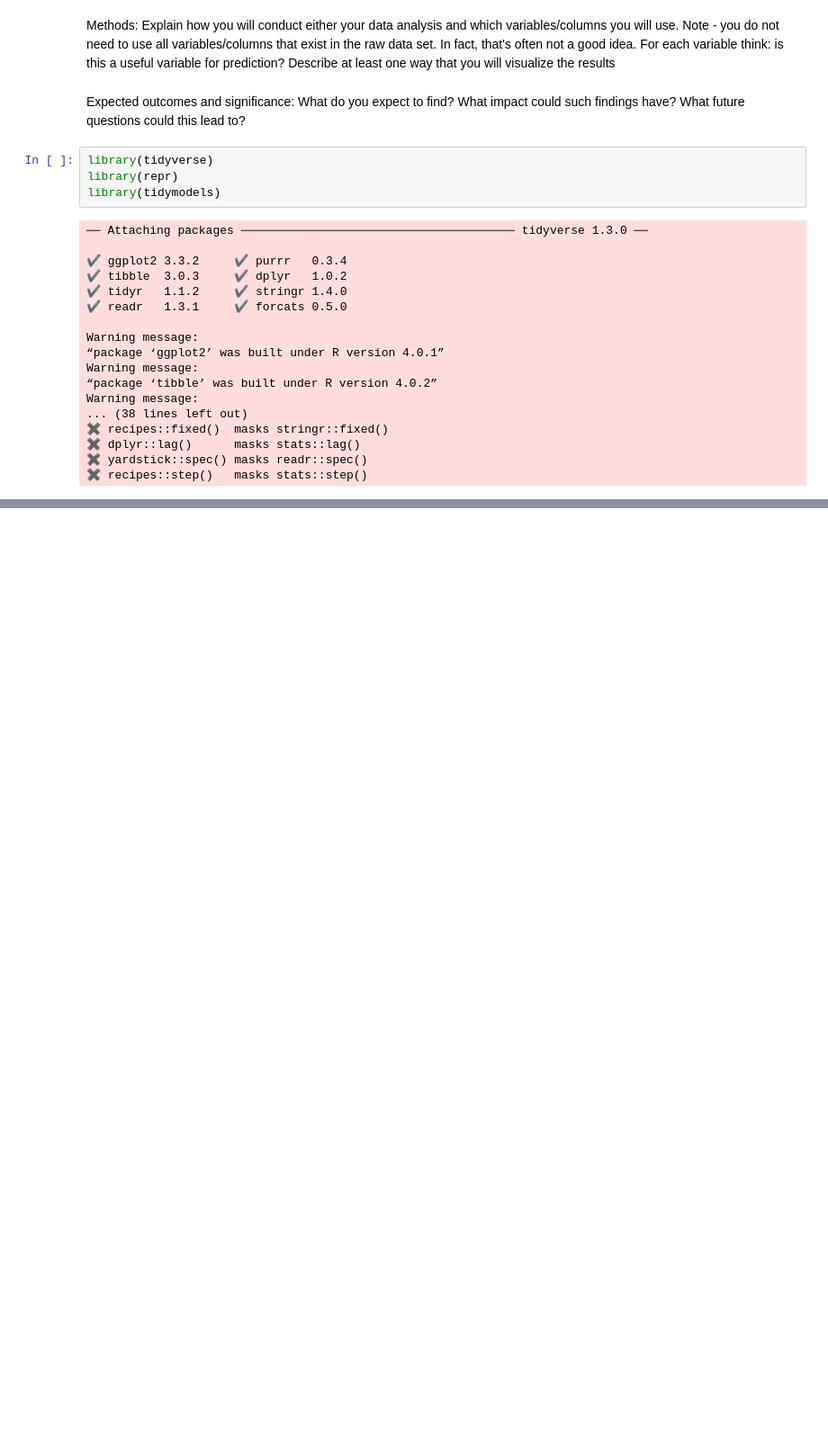
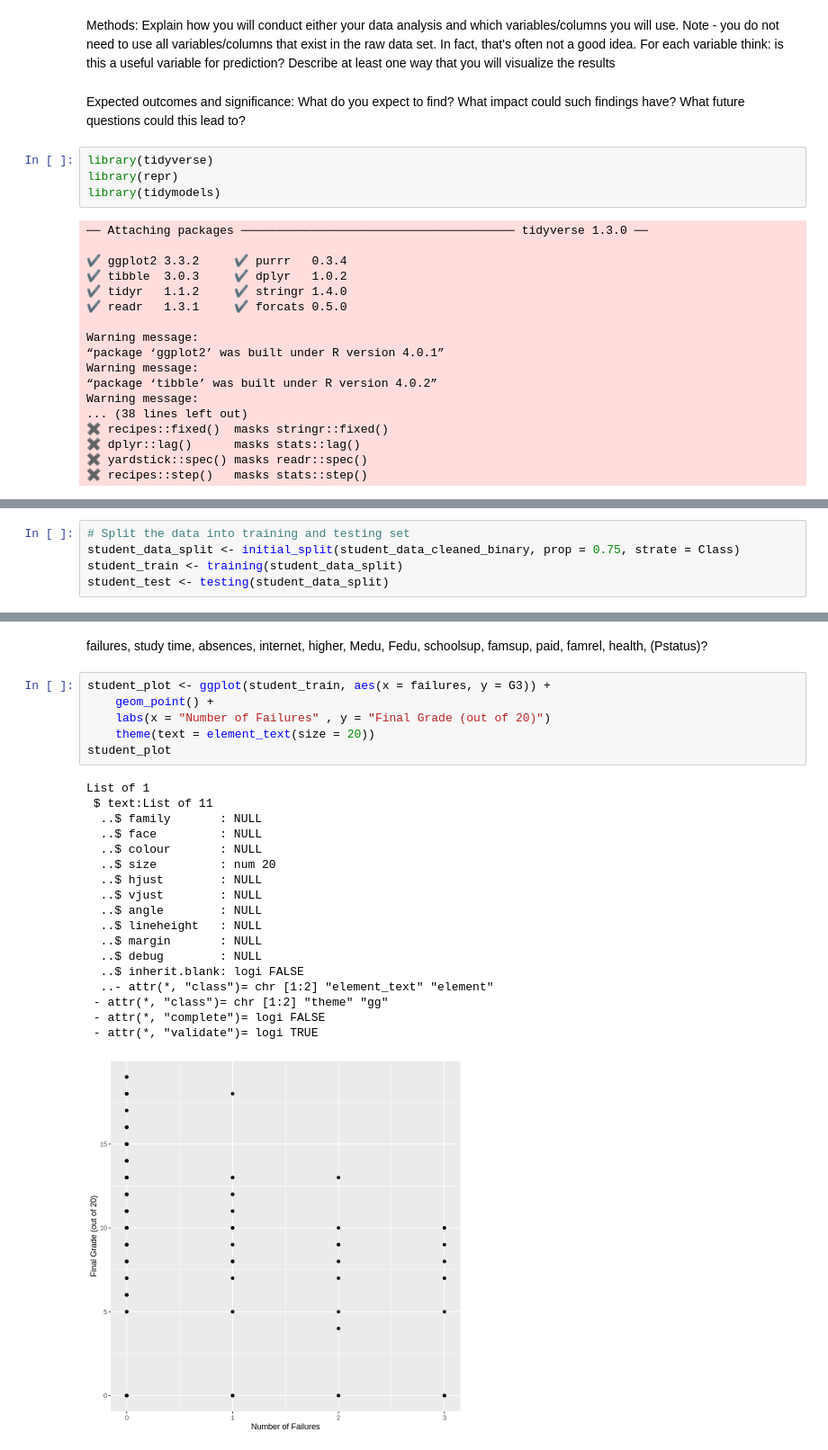
Before and after one commit to FelixNg21/DSCI100-project, a Jupyter notebook: Proposal.ipynb, the cells around one changed output, grey strips where cells are left out. Shown at 90% size. Cells and saved outputs as stored; diff of their text form; blank space fills up the shorter version.

Commit message:
Preliminary exploratory data analysis

```diff
--- a/Proposal.ipynb
+++ b/Proposal.ipynb
@@ -165,0 +126,5 @@ A spec_tbl_df: 395 × 33
+# %%
+# Split the data into training and testing set
+student_data_split <- initial_split(student_data_cleaned_binary, prop = 0.75, strate = Class)
+student_train <- training(student_data_split)
+student_test <- testing(student_data_split)
@@ -165,0 +242,27 @@ A spec_tbl_df: 395 × 33
+# %% [markdown]
+failures, study time, absences, internet, higher, Medu, Fedu, schoolsup, famsup, paid, famrel, health, (Pstatus)?
+# %%
+student_plot <- ggplot(student_train, aes(x = failures, y = G3)) +
+    geom_point() +
+    labs(x = "Number of Failures" , y = "Final Grade (out of 20)")
+    theme(text = element_text(size = 20))
+student_plot
+# %% [output]
+List of 1
+ $ text:List of 11
+  ..$ family       : NULL
+  ..$ face         : NULL
+  ..$ colour       : NULL
+  ..$ size         : num 20
+  ..$ hjust        : NULL
+  ..$ vjust        : NULL
+  ..$ angle        : NULL
+  ..$ lineheight   : NULL
+  ..$ margin       : NULL
+  ..$ debug        : NULL
+  ..$ inherit.blank: logi FALSE
+  ..- attr(*, "class")= chr [1:2] "element_text" "element"
+ - attr(*, "class")= chr [1:2] "theme" "gg"
+ - attr(*, "complete")= logi FALSE
+ - attr(*, "validate")= logi TRUE
+[figure, added]
```
Also changed, not shown: parts of 5 cells of this notebook.
